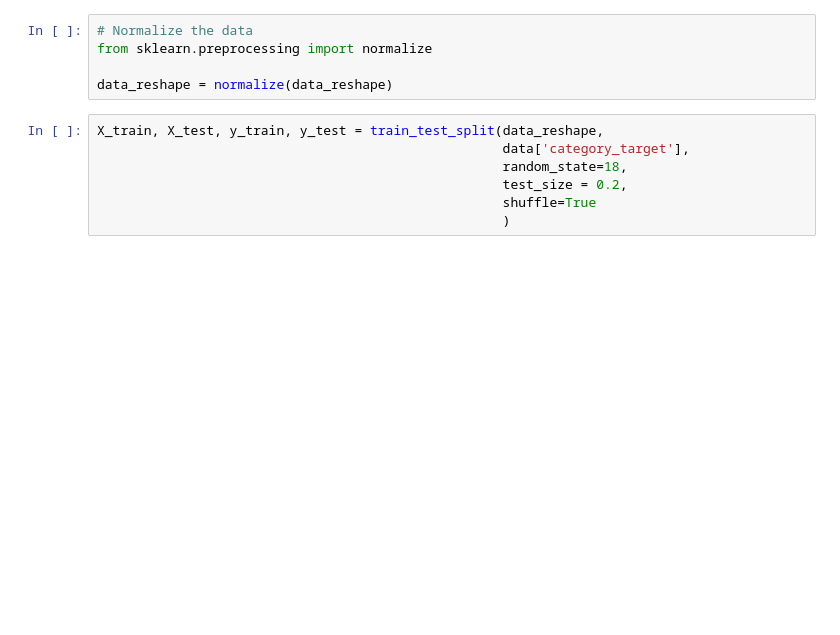
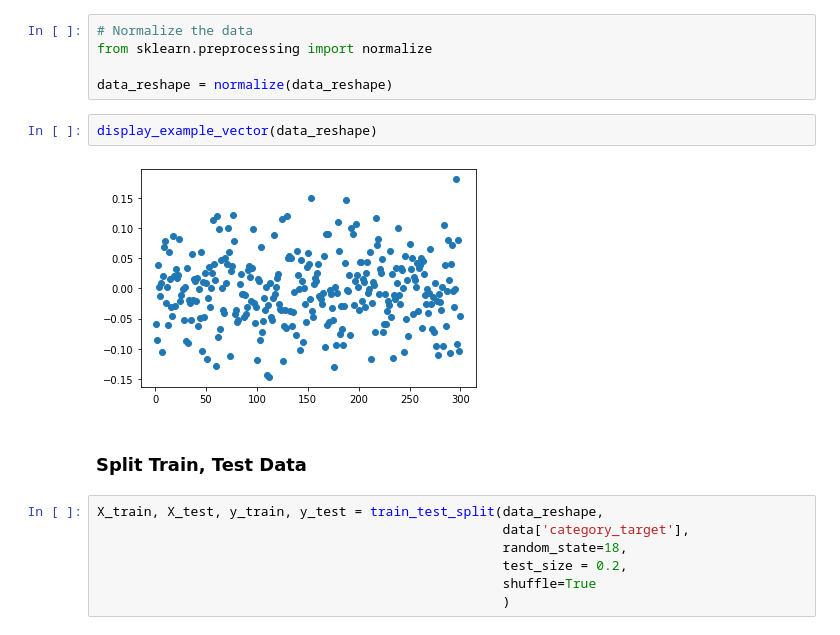
Before and after one commit to 6210110297/chat-topic-classification, a Jupyter notebook: prototype_4.ipynb, the cells around one changed output. Cells and saved outputs as stored; diff of their text form; blank space fills up the shorter version.

```diff
--- a/prototype_4.ipynb
+++ b/prototype_4.ipynb
@@ -297,6 +311,12 @@ data_reshape.shape
 from sklearn.preprocessing import normalize
 
 data_reshape = normalize(data_reshape)
+# %%
+display_example_vector(data_reshape)
+# %% [output]
+[figure, added]
+# %% [markdown]
+### Split Train, Test Data
 # %%
 X_train, X_test, y_train, y_test = train_test_split(data_reshape,
                                                     data['category_target'],
```
Also changed, not shown: parts of 14 cells of this notebook.
